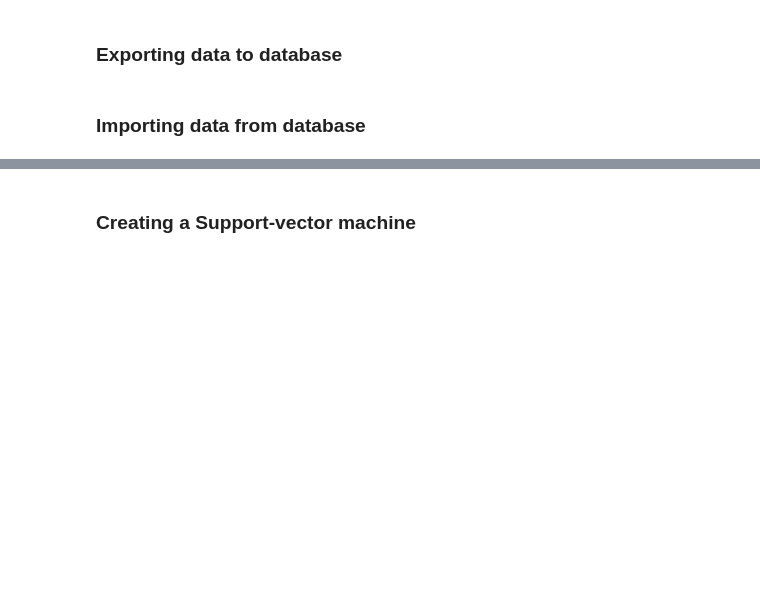
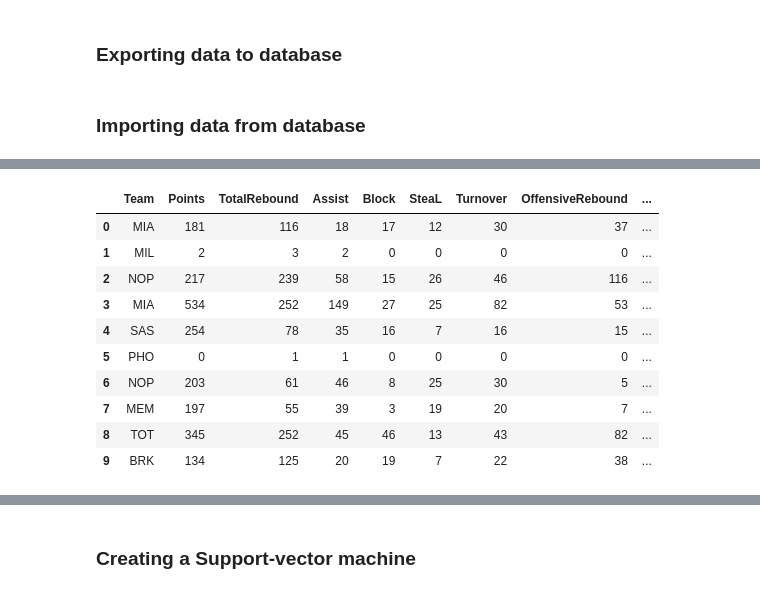
Before and after one commit to JmSambajon/group5-project, a Jupyter notebook: Simple Model for Segment 1.ipynb, the cells around one changed output, grey strips where cells are left out. Cells and saved outputs as stored; diff of their text form; code cells hidden in the pictures; blank space fills up the shorter version.

```diff
--- a/Simple Model for Segment 1.ipynb
+++ b/Simple Model for Segment 1.ipynb
@@ -80,0 +111,14 @@ dtype: object
+# %%
+new_df.head(10)
+# %% [output]
+|  | Team | Points | TotalRebound | Assist | Block | SteaL | Turnover | OffensiveRebound | ... |
+| 0 | MIA | 181 | 116 | 18 | 17 | 12 | 30 | 37 | ... |
+| 1 | MIL | 2 | 3 | 2 | 0 | 0 | 0 | 0 | ... |
+| 2 | NOP | 217 | 239 | 58 | 15 | 26 | 46 | 116 | ... |
+| 3 | MIA | 534 | 252 | 149 | 27 | 25 | 82 | 53 | ... |
+| 4 | SAS | 254 | 78 | 35 | 16 | 7 | 16 | 15 | ... |
+| 5 | PHO | 0 | 1 | 1 | 0 | 0 | 0 | 0 | ... |
+| 6 | NOP | 203 | 61 | 46 | 8 | 25 | 30 | 5 | ... |
+| 7 | MEM | 197 | 55 | 39 | 3 | 19 | 20 | 7 | ... |
+| 8 | TOT | 345 | 252 | 45 | 46 | 13 | 43 | 82 | ... |
+| 9 | BRK | 134 | 125 | 20 | 19 | 7 | 22 | 38 | ... |
```
Also changed, not shown: parts of 15 cells of this notebook.
